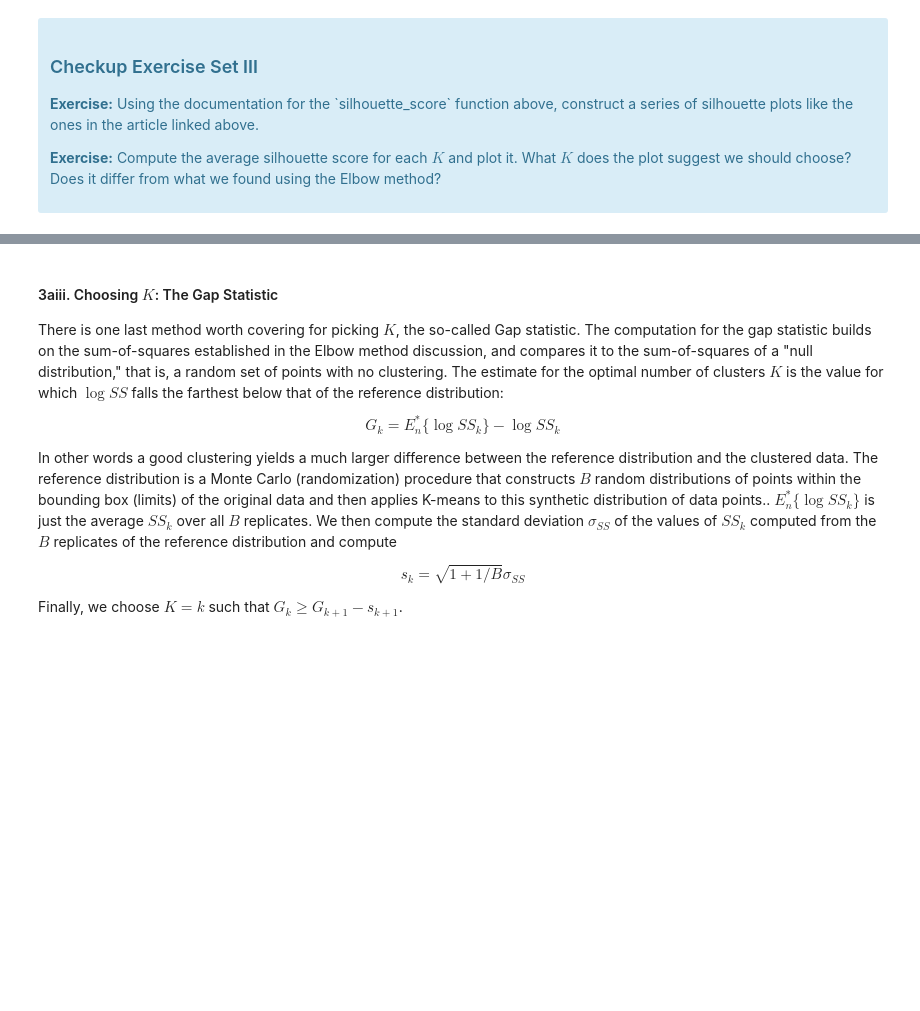
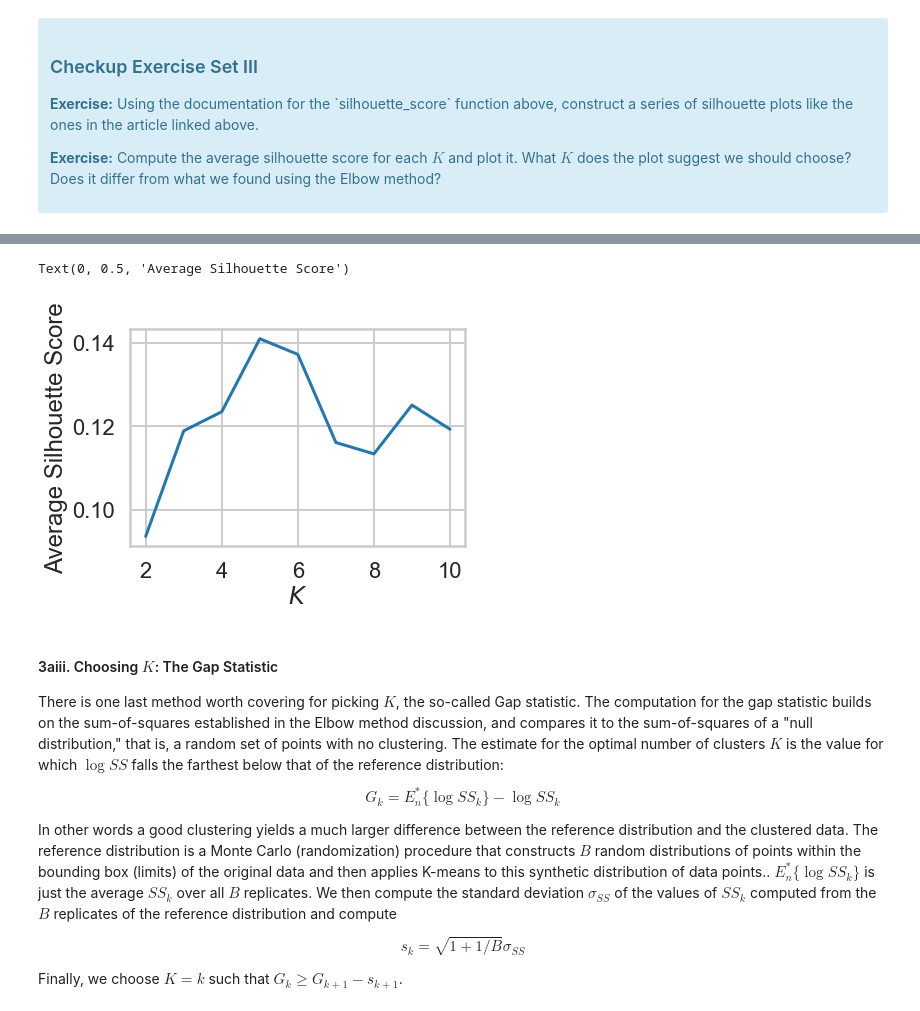
Before and after one commit to dplem/Springboard_Projects, a Jupyter notebook: Clustering_Case_Study_updated/Clustering Case Study - Customer Segmentation with K-Means - Tier 3.ipynb, the cells around one changed output, grey strips where cells are left out. Cells and saved outputs as stored; diff of their text form; code cells hidden in the pictures; blank space fills up the shorter version.

```diff
--- a/Clustering_Case_Study_updated/Clustering Case Study - Customer Segmentation with K-Means - Tier 3.ipynb
+++ b/Clustering_Case_Study_updated/Clustering Case Study - Customer Segmentation with K-Means - Tier 3.ipynb
@@ -376,9 +382,12 @@ for _ _ _ in _ _ _:
 # %%
 # Computing the avrage silhouette score for each K and plotting it
 # Call plot() with parameters KRange, avg_silhouette_scores
-plt._ _ _(_ _ _, avg_silhouette_scores)
+plt.plot(Krange, avg_silhouette_scores)
 plt.xlabel("$K$")
 plt.ylabel("Average Silhouette Score")
+# %% [output]
+Text(0, 0.5, 'Average Silhouette Score')
+[figure, added]
 # %% [markdown]
 #### 3aiii.  Choosing $K$: The Gap Statistic
 
```
Also changed, not shown: parts of 19 cells of this notebook.
